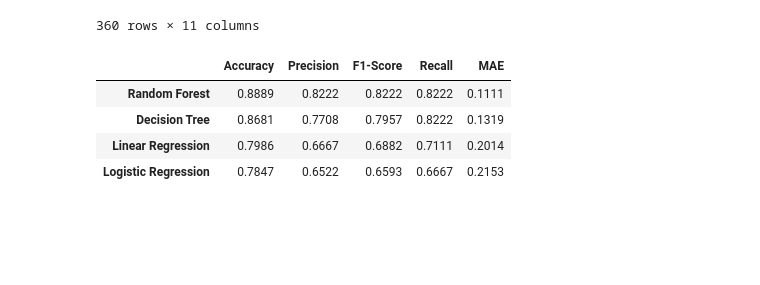
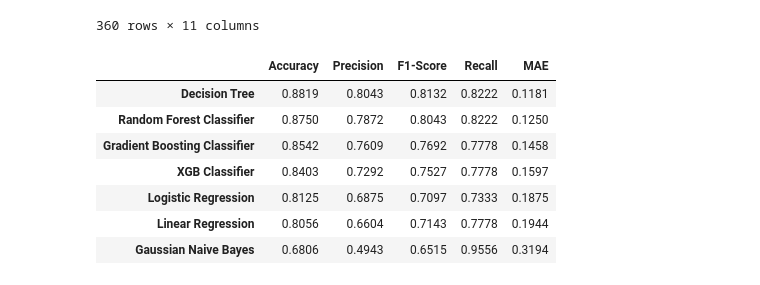
Before and after one commit to Ettiene-Koekemoer/Machine-Learning-382-Project2-Group_J, a Jupyter notebook: modeling.ipynb, the cells around one changed output. Saved outputs shown, nothing was run; the diff lists cells and outputs as text; code cells hidden in the pictures; blank space fills up the shorter version.

```diff
--- a/modeling.ipynb
+++ b/modeling.ipynb
@@ -493,6 +496,7 @@ test_Scores = []
 for i in tree_hyperparam:
     # Encode, build, and fit model
     tree_Model = make_pipeline(
+        StandardScaler(),
         DecisionTreeClassifier(max_depth=i, random_state=42)
     )
     tree_Model.fit(x_Train, y_Train)
@@ -529,6 +533,7 @@ mae_scores.append(round(mean_absolute_error(y_Test,y_test_tree_pred),4))
 # %%
 # Encode, build, and fit model
 forest_model = make_pipeline(
+    StandardScaler(),
     RandomForestClassifier(random_state=42)
     )
 forest_model.fit(x_Train, y_Train)
@@ -566,0 +571,18 @@ test set score: 0.759259
+# %%
+# Instantiate Gradient Boosting Regressor
+gbc = GradientBoostingClassifier(n_estimators=300,
+								learning_rate=0.05,
+								random_state=100,
+								max_features=5 )
+# Fit to training set
+gbc.fit(x_Train, y_Train)
+
+# Train model
+y_test_gbc_pred = gbc.predict(x_Test)
+
+# Populate evaluation metrics
+accuracy_scores.append(round(accuracy_score(y_Test, y_test_gbc_pred),4)),
+precisions.append(round(precision_score(y_Test, y_test_gbc_pred),4)),
+recalls.append(round(recall_score(y_Test, y_test_gbc_pred),4)),
+f1_scores.append(round(f1_score(y_Test, y_test_gbc_pred),4))
+mae_scores.append(round(mean_absolute_error(y_Test,y_test_gbc_pred),4))
@@ -710,6 +702,7 @@ recalls.append(round(recall_score(y_Test, y_test_lin_pred),4)),
 f1_scores.append(round(f1_score(y_Test, y_test_lin_pred),4))
 mae_scores.append(round(mean_absolute_error(y_Test,y_test_lin_pred),4))
 
+
 # Refit logistic model
 log_Model.fit(x_Train, y_Train)
 
@@ -723,6 +716,7 @@ recalls.append(round(recall_score(y_Test, y_test_log_pred),4)),
 f1_scores.append(round(f1_score(y_Test, y_test_log_pred),4))
 mae_scores.append(round(mean_absolute_error(y_Test,y_test_log_pred),4))
 
+
 # Refit tree model
 tree_Model.fit(x_Train, y_Train)
 
@@ -734,40 +728,85 @@ precisions.append(round(precision_score(y_Test, y_test_tree_pred),4)),
 recalls.append(round(recall_score(y_Test, y_test_tree_pred),4)),
 f1_scores.append(round(f1_score(y_Test, y_test_tree_pred),4))
 mae_scores.append(round(mean_absolute_error(y_Test,y_test_tree_pred),4))
+
 
 # Refit forest model
 forest_model.fit(x_Train, y_Train)
 
 # Train model
 y_test_for_pred = forest_model.predict(x_Test)
 
 # Populate evaluation metrics
 accuracy_scores.append(round(accuracy_score(y_Test, y_test_for_pred),4)),
 precisions.append(round(precision_score(y_Test, y_test_for_pred),4)),
 recalls.append(round(recall_score(y_Test, y_test_for_pred),4)),
 f1_scores.append(round(f1_score(y_Test, y_test_for_pred),4))
 mae_scores.append(round(mean_absolute_error(y_Test,y_test_for_pred),4))
 
+
+# Refit bayes model
+bayes_model.fit(x_Train, y_Train)
+
+# Train model
+y_test_bay_pred = bayes_model.predict(x_Test)
+
+# Populate evaluation metrics
+accuracy_scores.append(round(accuracy_score(y_Test, y_test_bay_pred),4)),
+precisions.append(round(precision_score(y_Test, y_test_bay_pred),4)),
+recalls.append(round(recall_score(y_Test, y_test_bay_pred),4)),
+f1_scores.append(round(f1_score(y_Test, y_test_bay_pred),4))
+mae_scores.append(round(mean_absolute_error(y_Test,y_test_bay_pred),4))
+
+
+# Refit gbc model
+gbc.fit(x_Train, y_Train)
+
+# Train model
+y_test_gbc_pred = gbc.predict(x_Test)
+
+# Populate evaluation metrics
+accuracy_scores.append(round(accuracy_score(y_Test, y_test_gbc_pred),4)),
+precisions.append(round(precision_score(y_Test, y_test_gbc_pred),4)),
+recalls.append(round(recall_score(y_Test, y_test_gbc_pred),4)),
+f1_scores.append(round(f1_score(y_Test, y_test_gbc_pred),4))
+mae_scores.append(round(mean_absolute_error(y_Test,y_test_gbc_pred),4))
+
+
+# Refit xgb model
+xgb_model.fit(x_Train, y_Train)
+
+y_test_xgb_pred = xgb_model.predict(x_Test)
+
+# Populate evaluation metrics
+accuracy_scores.append(round(accuracy_score(y_Test, y_test_xgb_pred),4)),
+precisions.append(round(precision_score(y_Test, y_test_xgb_pred),4)),
+recalls.append(round(recall_score(y_Test, y_test_xgb_pred),4)),
+f1_scores.append(round(f1_score(y_Test, y_test_xgb_pred),4))
+mae_scores.append(round(mean_absolute_error(y_Test,y_test_xgb_pred),4))
+
 metrics_2 = {
         'Accuracy': accuracy_scores,
         'Precision': precisions,
         'F1-Score': f1_scores,
         'Recall': recalls,
         'MAE': mae_scores
     }
 
 pd.DataFrame(
     data=metrics_2,
-    index=['Linear Regression','Logistic Regression', 'Decision Tree','Random Forest']
+    index=['Linear Regression','Logistic Regression', 'Decision Tree','Random Forest Classifier','Gaussian Naive Bayes','Gradient Boosting Classifier','XGB Classifier']
 ).sort_values(
     by='Accuracy',
     ascending=False
 )
 # %% [output]
 |  | Accuracy | Precision | F1-Score | Recall | MAE |
-| Random Forest | 0.8889 | 0.8222 | 0.8222 | 0.8222 | 0.1111 |
-| Decision Tree | 0.8681 | 0.7708 | 0.7957 | 0.8222 | 0.1319 |
-| Linear Regression | 0.7986 | 0.6667 | 0.6882 | 0.7111 | 0.2014 |
-| Logistic Regression | 0.7847 | 0.6522 | 0.6593 | 0.6667 | 0.2153 |
+| Decision Tree | 0.8819 | 0.8043 | 0.8132 | 0.8222 | 0.1181 |
+| Random Forest Classifier | 0.8750 | 0.7872 | 0.8043 | 0.8222 | 0.1250 |
+| Gradient Boosting Classifier | 0.8542 | 0.7609 | 0.7692 | 0.7778 | 0.1458 |
+| XGB Classifier | 0.8403 | 0.7292 | 0.7527 | 0.7778 | 0.1597 |
+| Logistic Regression | 0.8125 | 0.6875 | 0.7097 | 0.7333 | 0.1875 |
+| Linear Regression | 0.8056 | 0.6604 | 0.7143 | 0.7778 | 0.1944 |
+| Gaussian Naive Bayes | 0.6806 | 0.4943 | 0.6515 | 0.9556 | 0.3194 |
 # %%
 # Save Model
```
Also changed, not shown: parts of 21 cells of this notebook, 3 other files.
